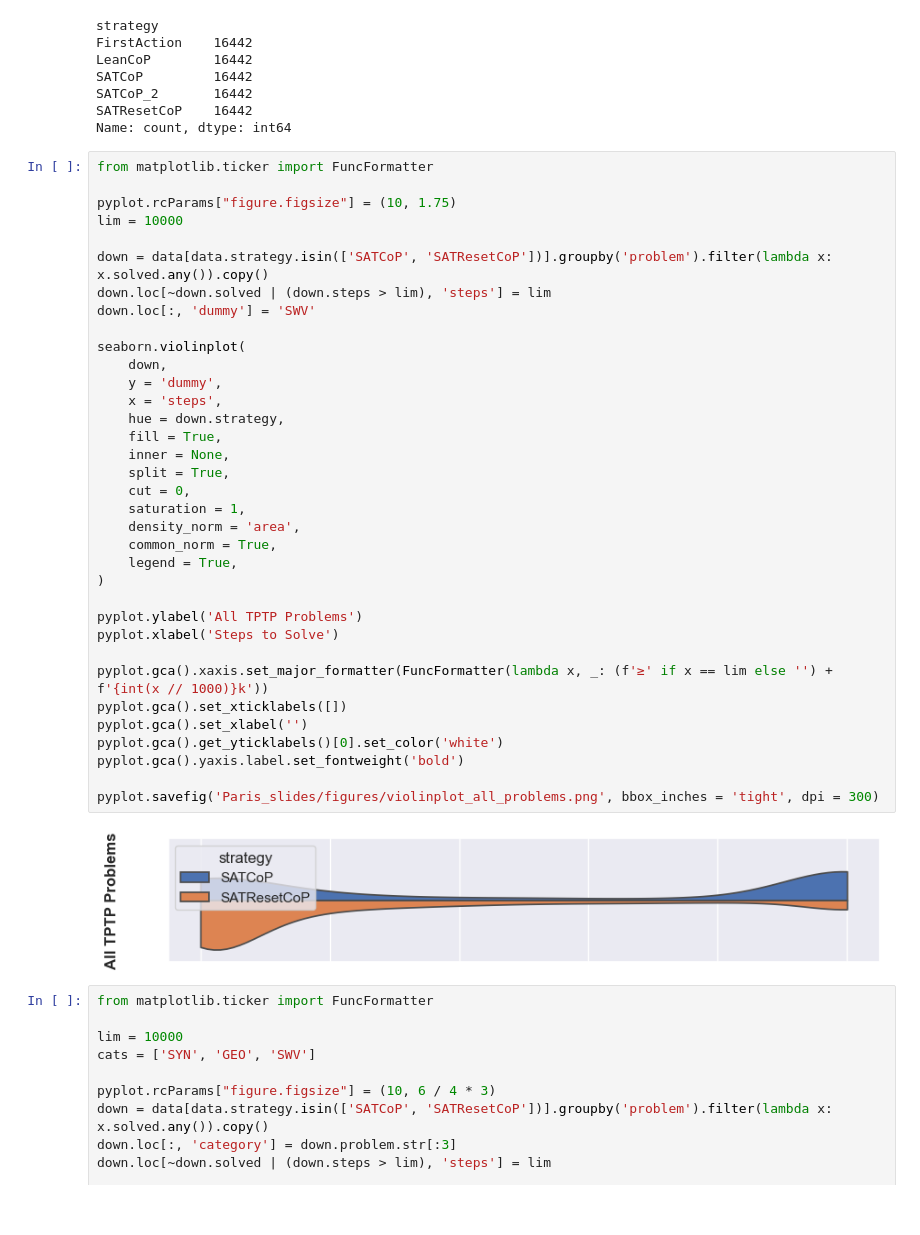
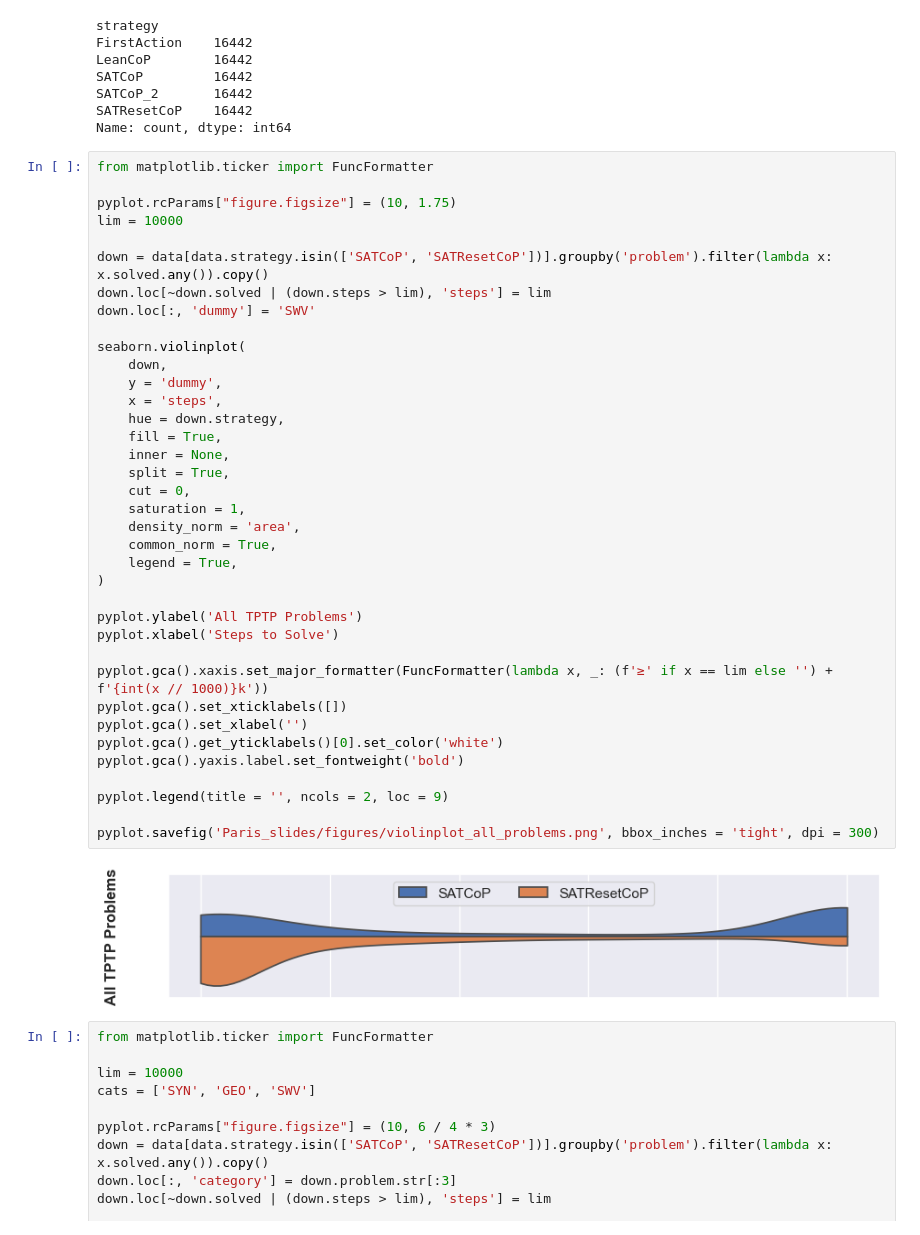
Before and after one commit to mfixman/connections, a Jupyter notebook: jupyter/Vampire.ipynb, the cells around one changed output. Cells and saved outputs as stored; diff of their text form.

Commit message:
Diagrams easier to understand.

```diff
--- a/jupyter/Vampire.ipynb
+++ b/jupyter/Vampire.ipynb
@@ -491,34 +491,36 @@ lim = 10000
 down = data[data.strategy.isin(['SATCoP', 'SATResetCoP'])].groupby('problem').filter(lambda x: x.solved.any()).copy()
 down.loc[~down.solved | (down.steps > lim), 'steps'] = lim
 down.loc[:, 'dummy'] = 'SWV'
 
 seaborn.violinplot(
     down,
     y = 'dummy',
     x = 'steps',
     hue = down.strategy,
     fill = True,
     inner = None,
     split = True,
     cut = 0,
     saturation = 1,
     density_norm = 'area',
     common_norm = True,
     legend = True,
 )
 
 pyplot.ylabel('All TPTP Problems')
 pyplot.xlabel('Steps to Solve')
 
 pyplot.gca().xaxis.set_major_formatter(FuncFormatter(lambda x, _: (f'≥' if x == lim else '') +  f'{int(x // 1000)}k'))
 pyplot.gca().set_xticklabels([])
 pyplot.gca().set_xlabel('')
 pyplot.gca().get_yticklabels()[0].set_color('white')
 pyplot.gca().yaxis.label.set_fontweight('bold')
 
+pyplot.legend(title = '', ncols = 2, loc = 9)
+
 pyplot.savefig('Paris_slides/figures/violinplot_all_problems.png', bbox_inches = 'tight', dpi = 300)
 # %% [output]
-[figure, old version]
+[figure, new version]
 # %%
 from matplotlib.ticker import FuncFormatter
 
```
Also changed, not shown: 5 other files.
